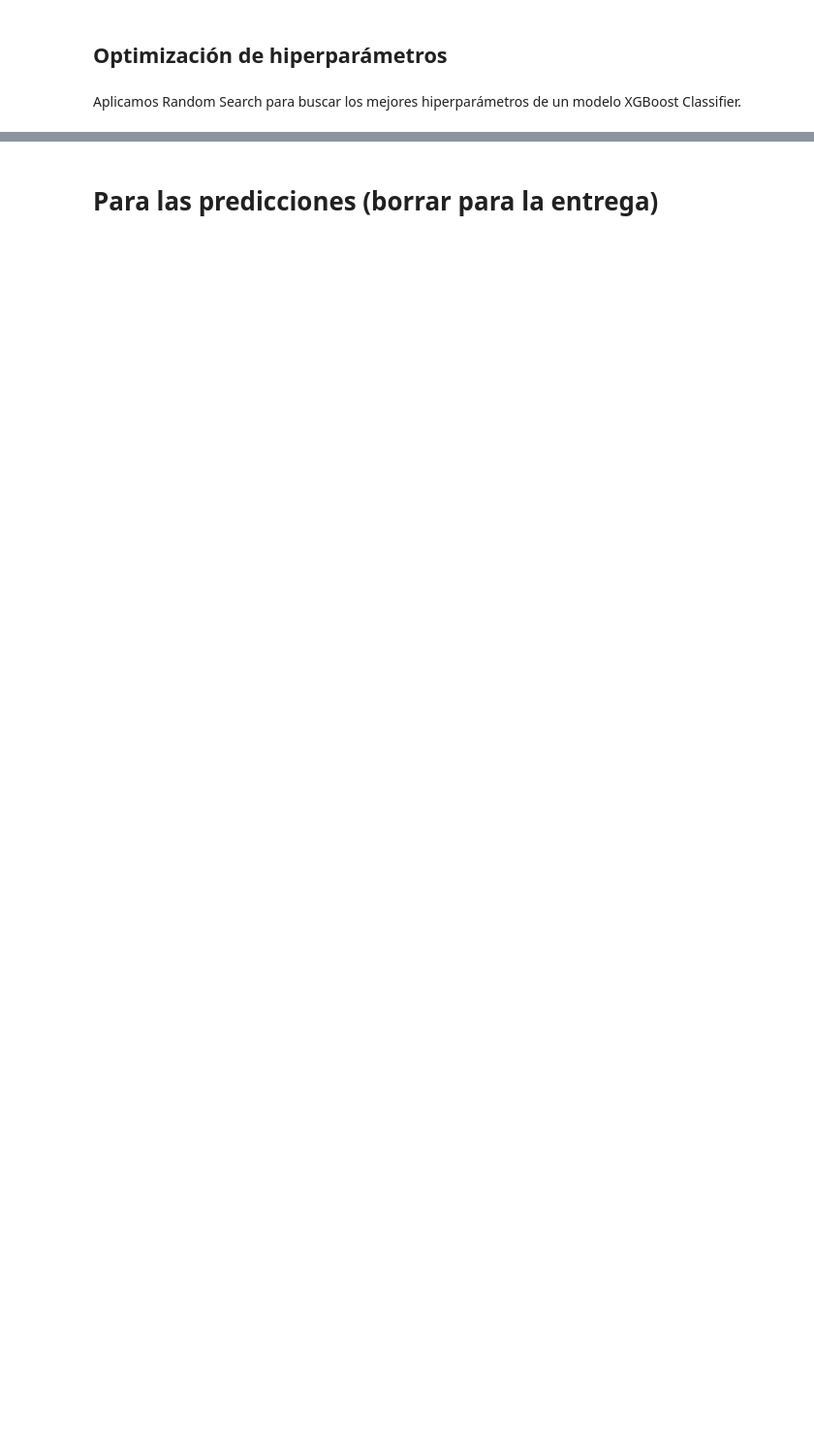
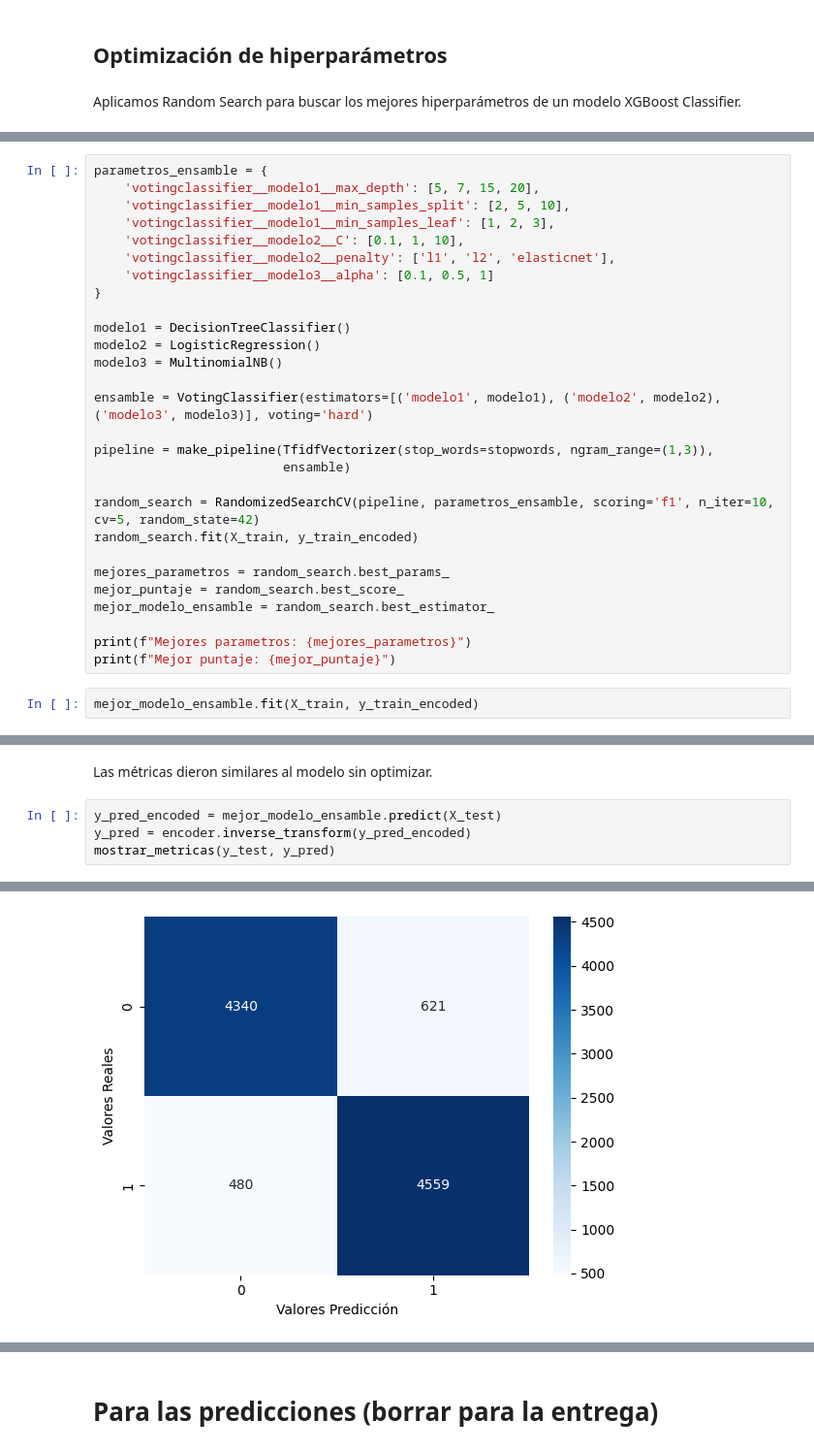
Before and after one commit to mrinkspot/Data-Science-and-Machine-Learning-Projects, a Jupyter notebook: TP2/7506R_TP2_GRUPO20_ENTREGA_N1.ipynb, the cells around one changed output, grey strips where cells are left out. Shown: that part at 97% size. Cells and saved outputs as stored; diff of their text form; blank space fills up the shorter version.

```diff
--- a/TP2/7506R_TP2_GRUPO20_ENTREGA_N1.ipynb
+++ b/TP2/7506R_TP2_GRUPO20_ENTREGA_N1.ipynb
@@ -501,0 +540,30 @@ df_submission.to_csv('submissions/xgboost/xgb_model_1.csv', index=False)
+# %%
+parametros_ensamble = {
+    'votingclassifier__modelo1__max_depth': [5, 7, 15, 20],
+    'votingclassifier__modelo1__min_samples_split': [2, 5, 10],
+    'votingclassifier__modelo1__min_samples_leaf': [1, 2, 3],
+    'votingclassifier__modelo2__C': [0.1, 1, 10],
+    'votingclassifier__modelo2__penalty': ['l1', 'l2', 'elasticnet'],
+    'votingclassifier__modelo3__alpha': [0.1, 0.5, 1]
+}
+
+modelo1 = DecisionTreeClassifier()
+modelo2 = LogisticRegression()
+modelo3 = MultinomialNB()
+
+ensamble = VotingClassifier(estimators=[('modelo1', modelo1), ('modelo2', modelo2), ('modelo3', modelo3)], voting='hard')
+
+pipeline = make_pipeline(TfidfVectorizer(stop_words=stopwords, ngram_range=(1,3)),
+                         ensamble)
+
+random_search = RandomizedSearchCV(pipeline, parametros_ensamble, scoring='f1', n_iter=10, cv=5, random_state=42)
+random_search.fit(X_train, y_train_encoded)
+
+mejores_parametros = random_search.best_params_
+mejor_puntaje = random_search.best_score_
+mejor_modelo_ensamble = random_search.best_estimator_
+
+print(f"Mejores parametros: {mejores_parametros}")
+print(f"Mejor puntaje: {mejor_puntaje}")
+# %%
+mejor_modelo_ensamble.fit(X_train, y_train_encoded)
@@ -501,0 +594,7 @@ df_submission.to_csv('submissions/xgboost/xgb_model_1.csv', index=False)
+# %% [markdown]
+Las métricas dieron similares al modelo sin optimizar.
+# %%
+y_pred_encoded = mejor_modelo_ensamble.predict(X_test)
+y_pred = encoder.inverse_transform(y_pred_encoded)
+mostrar_metricas(y_test, y_pred)
+# %% [output]
@@ -501,0 +605 @@ df_submission.to_csv('submissions/xgboost/xgb_model_1.csv', index=False)
+[figure, added]
```
Also changed, not shown: parts of 116 cells of this notebook.
